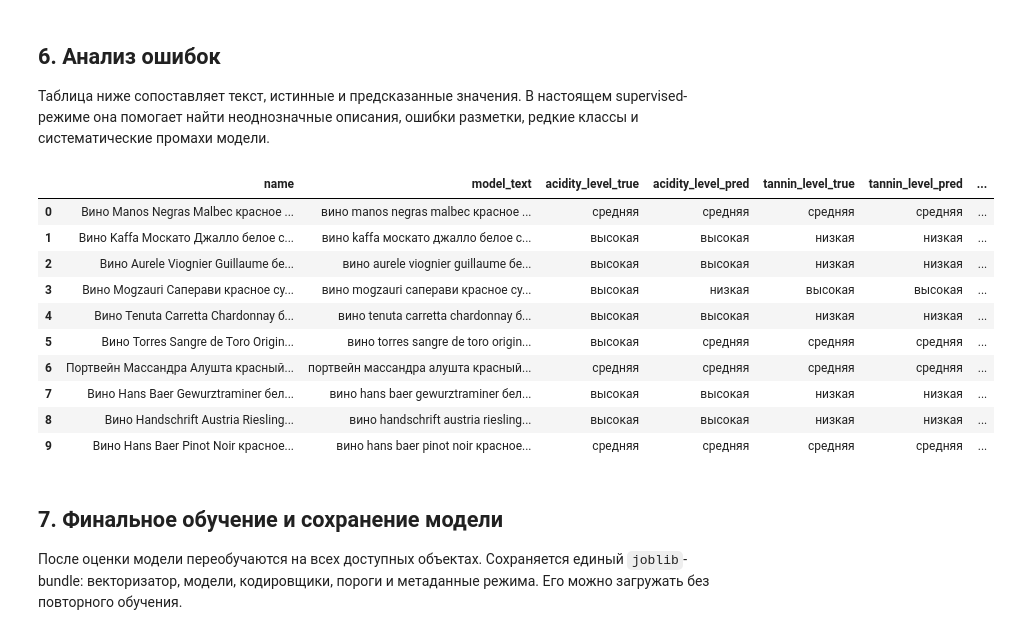
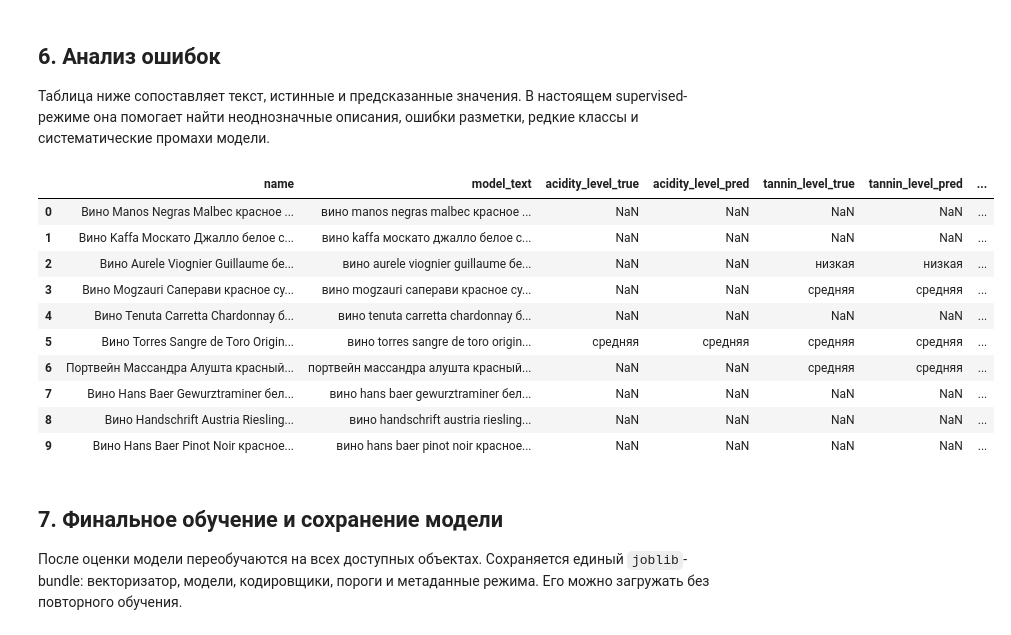
Before and after one commit to Daniil-fprog/netology_automatic_determination_wine_characteristics, a Jupyter notebook: notebooks/01_wine_characteristics_project.ipynb, the cells around one changed output. Drawn from its saved outputs; the diff is of its cells as text; code cells hidden in the pictures.

```diff
--- a/notebooks/01_wine_characteristics_project.ipynb
+++ b/notebooks/01_wine_characteristics_project.ipynb
@@ -39,9 +39,9 @@ RANDOM_STATE = 42
 
 # Работает и при запуске из корня проекта, и из папки notebooks.
 PROJECT_ROOT = Path.cwd()
-if not (PROJECT_ROOT / "data" / "wines.csv").exists():
+if not (PROJECT_ROOT / "data" / "wines_annotated.csv").exists():
     PROJECT_ROOT = PROJECT_ROOT.parent
-DATA_PATH = PROJECT_ROOT / "data" / "wines.csv"
+DATA_PATH = PROJECT_ROOT / "data" / "wines_annotated.csv"
 ARTIFACTS_DIR = PROJECT_ROOT / "artifacts"
 ARTIFACTS_DIR.mkdir(exist_ok=True)
 
@@ -257,16 +262,18 @@ if DEMO_WEAK_LABELS:
     df["aroma_notes"] = df["model_text"].map(lambda t: extract_notes(extract_section(t, "аромат")))
     df["taste_notes"] = df["model_text"].map(lambda t: extract_notes(extract_section(t, "вкус")))
 
-    # Пустой набор — допустимая мультиметка. Для обучения оставим только достаточно частые классы.
+    # Пустой набор — допустимая мультиметка.
+    multilabel_available = {
+        column: pd.Series(True, index=df.index) for column in multilabel_targets
+    }
     print("⚠ Включен DEMO-режим слабой разметки. Метрики не являются production-оценкой.")
 else:
-    # В supervised-режиме строки с незаполненными целями не участвуют в обучении.
-    complete_mask = df[categorical_targets].notna().all(axis=1)
-    complete_mask &= df[multilabel_targets].map(bool).all(axis=1)
-    dropped = int((~complete_mask).sum())
-    df = df.loc[complete_mask].reset_index(drop=True)
-    print("Используется настоящая разметка из CSV.")
-    print("Исключено строк с незаполненными целями:", dropped)
+    # Не требуем полной разметки строки: каждая модель ниже получит свой набор строк.
+    print("Используется частичная supervised-разметка из CSV.")
+    for target in categorical_targets:
+        print(f"{target}: {df[target].notna().sum()} размеченных строк")
+    for target in multilabel_targets:
+        print(f"{target}: {multilabel_available[target].sum()} размеченных строк")
 
 print("Объектов после очистки:", len(df))
 display(df[["model_text"] + categorical_targets + multilabel_targets].head(5))
@@ -480,30 +522,35 @@ display(multilabel_metrics.style.format({
 Таблица ниже сопоставляет текст, истинные и предсказанные значения. В настоящем supervised-режиме она помогает найти неоднозначные описания, ошибки разметки, редкие классы и систематические промахи модели.
 # %%
 error_table = df.loc[test_idx, ["name", "model_text"]].copy() if "name" in df else df.loc[test_idx, ["model_text"]].copy()
+for target in categorical_targets:
+    result = categorical_predictions[target]
+    error_table[f"{target}_true"] = pd.Series(result["y_true"], index=result["indices"])
+    error_table[f"{target}_pred"] = pd.Series(result["y_pred"], index=result["indices"])
+for target in multilabel_targets:
+    target_test_idx, y_true, y_pred = multilabel_outputs[target]
+    mlb = multilabel_models[target]["mlb"]
+    error_table[f"{target}_true"] = pd.Series(
+        list(mlb.inverse_transform(y_true)), index=target_test_idx
+    )
+    error_table[f"{target}_pred"] = pd.Series(
+        list(mlb.inverse_transform(y_pred)), index=target_test_idx
+    )
+
 error_table = error_table.reset_index(drop=True)
-for target in categorical_targets:
-    error_table[f"{target}_true"] = df.loc[test_idx, target].astype(str).to_numpy()
-    error_table[f"{target}_pred"] = categorical_predictions[target]
-for target in multilabel_targets:
-    y_true, y_pred = multilabel_outputs[target]
-    mlb = multilabel_models[target]["mlb"]
-    error_table[f"{target}_true"] = list(mlb.inverse_transform(y_true))
-    error_table[f"{target}_pred"] = list(mlb.inverse_transform(y_pred))
-
 display(error_table.head(10))
 error_table.to_csv(ARTIFACTS_DIR / "test_predictions.csv", index=False)
 # %% [output]
 |  | name | model_text | acidity_level_true | acidity_level_pred | tannin_level_true | tannin_level_pred | ... |
-| 0 | Вино Manos Negras Malbec красное ... | вино manos negras malbec красное ... | средняя | средняя | средняя | средняя | ... |
-| 1 | Вино Kaffa Москато Джалло белое с... | вино kaffa москато джалло белое с... | высокая | высокая | низкая | низкая | ... |
-| 2 | Вино Aurele Viognier Guillaume бе... | вино aurele viognier guillaume бе... | высокая | высокая | низкая | низкая | ... |
-| 3 | Вино Mogzauri Саперави красное су... | вино mogzauri саперави красное су... | высокая | низкая | высокая | высокая | ... |
-| 4 | Вино Tenuta Carretta Chardonnay б... | вино tenuta carretta chardonnay б... | высокая | высокая | низкая | низкая | ... |
-| 5 | Вино Torres Sangre de Toro Origin... | вино torres sangre de toro origin... | высокая | средняя | средняя | средняя | ... |
-| 6 | Портвейн Массандра Алушта красный... | портвейн массандра алушта красный... | средняя | средняя | средняя | средняя | ... |
-| 7 | Вино Hans Baer Gewurztraminer бел... | вино hans baer gewurztraminer бел... | высокая | высокая | низкая | низкая | ... |
-| 8 | Вино Handschrift Austria Riesling... | вино handschrift austria riesling... | высокая | высокая | низкая | низкая | ... |
-| 9 | Вино Hans Baer Pinot Noir красное... | вино hans baer pinot noir красное... | средняя | средняя | средняя | средняя | ... |
+| 0 | Вино Manos Negras Malbec красное ... | вино manos negras malbec красное ... | NaN | NaN | NaN | NaN | ... |
+| 1 | Вино Kaffa Москато Джалло белое с... | вино kaffa москато джалло белое с... | NaN | NaN | NaN | NaN | ... |
+| 2 | Вино Aurele Viognier Guillaume бе... | вино aurele viognier guillaume бе... | NaN | NaN | низкая | низкая | ... |
+| 3 | Вино Mogzauri Саперави красное су... | вино mogzauri саперави красное су... | NaN | NaN | средняя | средняя | ... |
+| 4 | Вино Tenuta Carretta Chardonnay б... | вино tenuta carretta chardonnay б... | NaN | NaN | NaN | NaN | ... |
+| 5 | Вино Torres Sangre de Toro Origin... | вино torres sangre de toro origin... | средняя | средняя | средняя | средняя | ... |
+| 6 | Портвейн Массандра Алушта красный... | портвейн массандра алушта красный... | NaN | NaN | средняя | средняя | ... |
+| 7 | Вино Hans Baer Gewurztraminer бел... | вино hans baer gewurztraminer бел... | NaN | NaN | NaN | NaN | ... |
+| 8 | Вино Handschrift Austria Riesling... | вино handschrift austria riesling... | NaN | NaN | NaN | NaN | ... |
+| 9 | Вино Hans Baer Pinot Noir красное... | вино hans baer pinot noir красное... | NaN | NaN | NaN | NaN | ... |
 # %% [markdown]
 ## 7. Финальное обучение и сохранение модели
 
```
Also changed, not shown: parts of 11 cells of this notebook, 7 other files.
